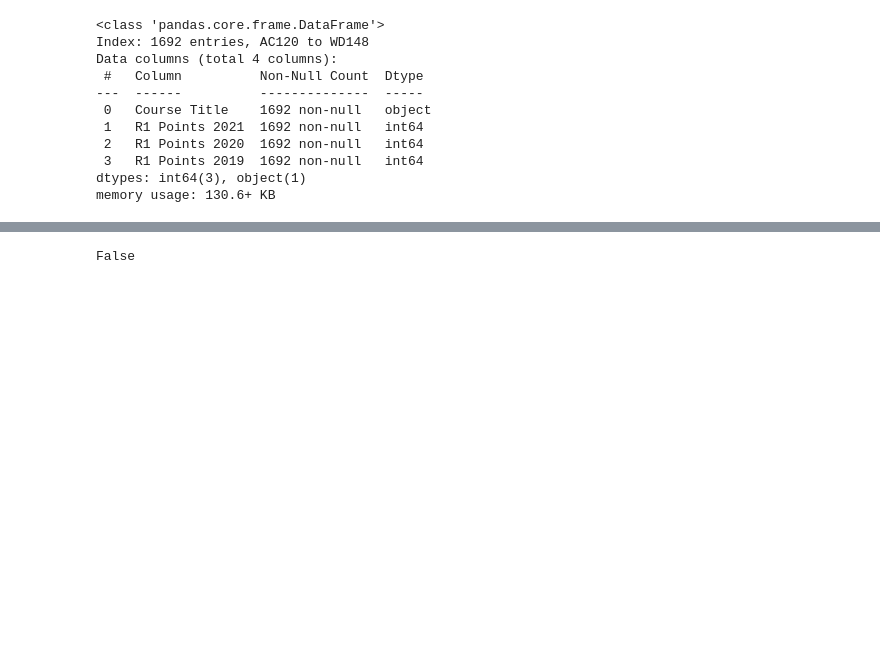
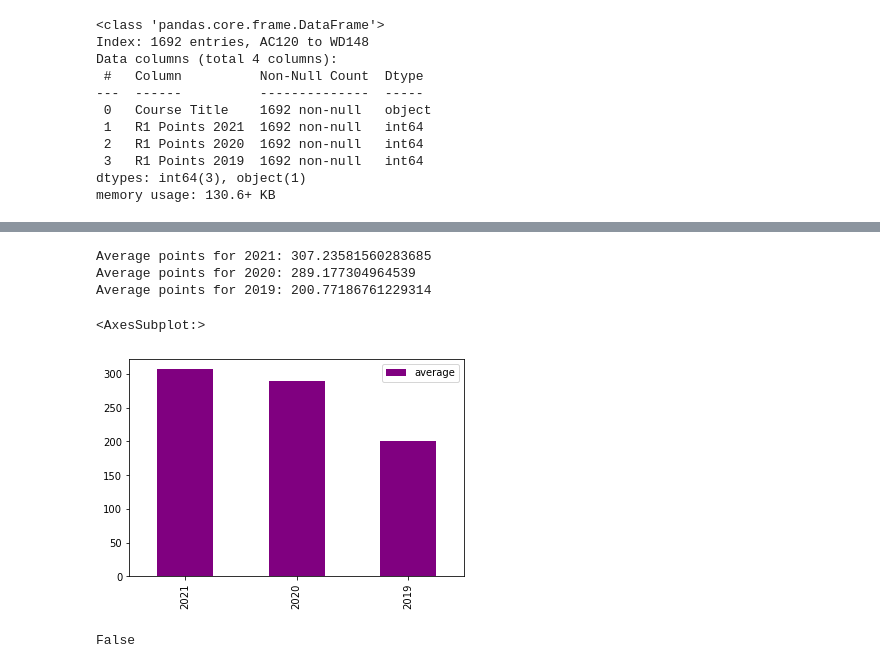
Before and after one commit to Cossie01/Fundamentals-of-Data-Analysis-Assessment, a Jupyter notebook: cao.ipynb, the cells around one changed output, grey strips where cells are left out. Cells and saved outputs as stored; diff of their text form; code cells hidden in the pictures; blank space fills up the shorter version.

```diff
--- a/cao.ipynb
+++ b/cao.ipynb
@@ -970,3 +1012,25 @@ memory usage: 130.6+ KB
+# %%
+avg1 = allcourses['R1 Points 2021'].mean() #average for 2021
+avg2 = allcourses['R1 Points 2020'].mean() #average for 2020
+avg3 = allcourses['R1 Points 2019'].mean() #average for 2019
+
+print ("Average points for 2021:", avg1)
+print ("Average points for 2020:", avg2)
+print ("Average points for 2019:", avg3)
+# %% [output]
+Average points for 2021: 307.23581560283685
+Average points for 2020: 289.177304964539
+Average points for 2019: 200.77186761229314
+# %%
+#Bar chart of the average Cao Points for the three years
+plotdata = pd.DataFrame(
+    {"average": [307.23, 289.17, 200.77]},
+    index=["2021", "2020", "2019"])
+# Plot a bar chart
+plotdata.plot(kind="bar", color="purple")
+# %% [output]
+<AxesSubplot:>
+[figure, added]
 # %%
 allcourses['R1 Points 2021'].equals(allcourses['R1 Points 2020']) #Checking if any points remained the same
 # %% [output]
```
Also changed, not shown: parts of 47 cells of this notebook, 26 other files.
